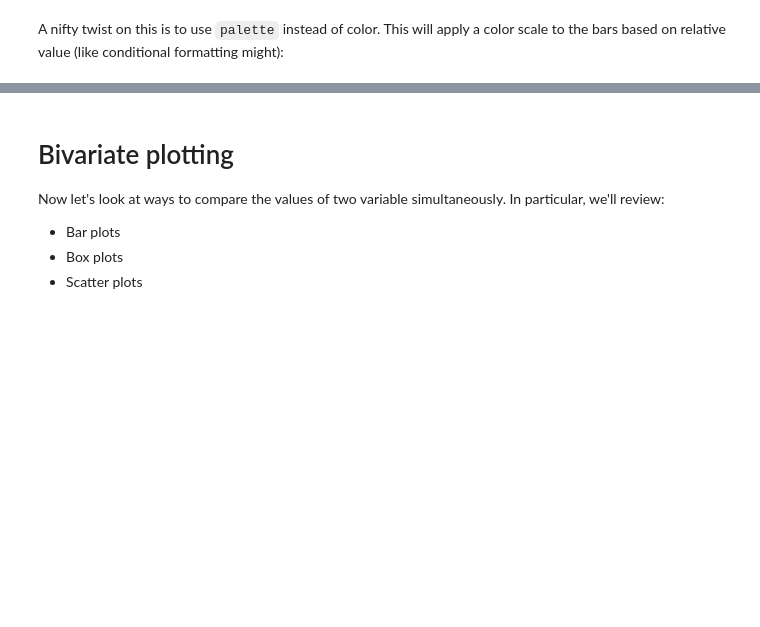
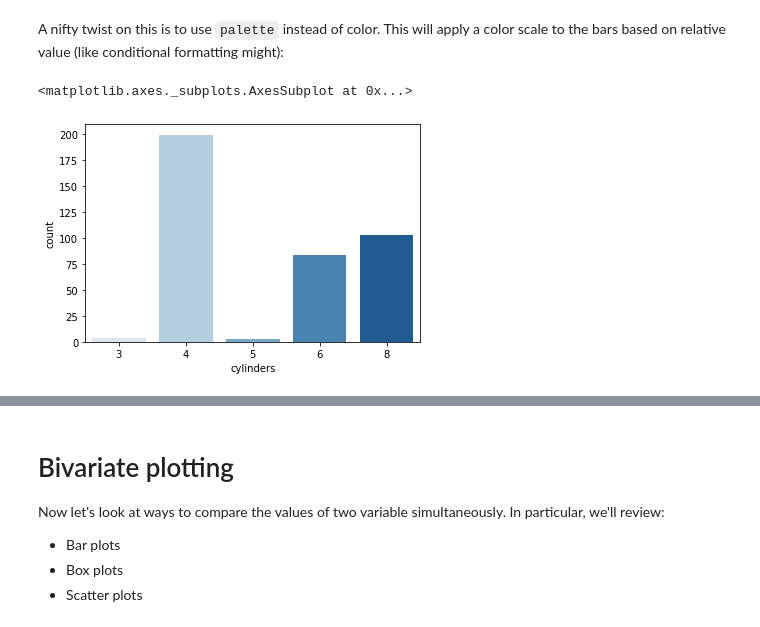
Before and after one commit to stringfestdata/olt-python-for-excel-users, a Jupyter notebook: 3-python-for-data-analysis/data-visualization.ipynb, the cells around one changed output, grey strips where cells are left out. Drawn from its saved outputs; the diff is of its cells as text; code cells hidden in the pictures; blank space fills up the shorter version.

```diff
--- a/3-python-for-data-analysis/data-visualization.ipynb
+++ b/3-python-for-data-analysis/data-visualization.ipynb
@@ -107,4 +110,7 @@ sns.countplot(mpg['cylinders'], color='blue')
 # %% [markdown]
 A nifty twist on this is to use `palette` instead of color. This will apply a color scale to the bars based on relative value (like conditional formatting might):
 # %%
-sns.countplot(mpg['cylinders'],palette='blue')
+sns.countplot(mpg['cylinders'],palette='Blues')
+# %% [output]
+<matplotlib.axes._subplots.AxesSubplot at 0x...>
+[figure, added]
```
Also changed, not shown: parts of 27 cells of this notebook, 5 other files.
